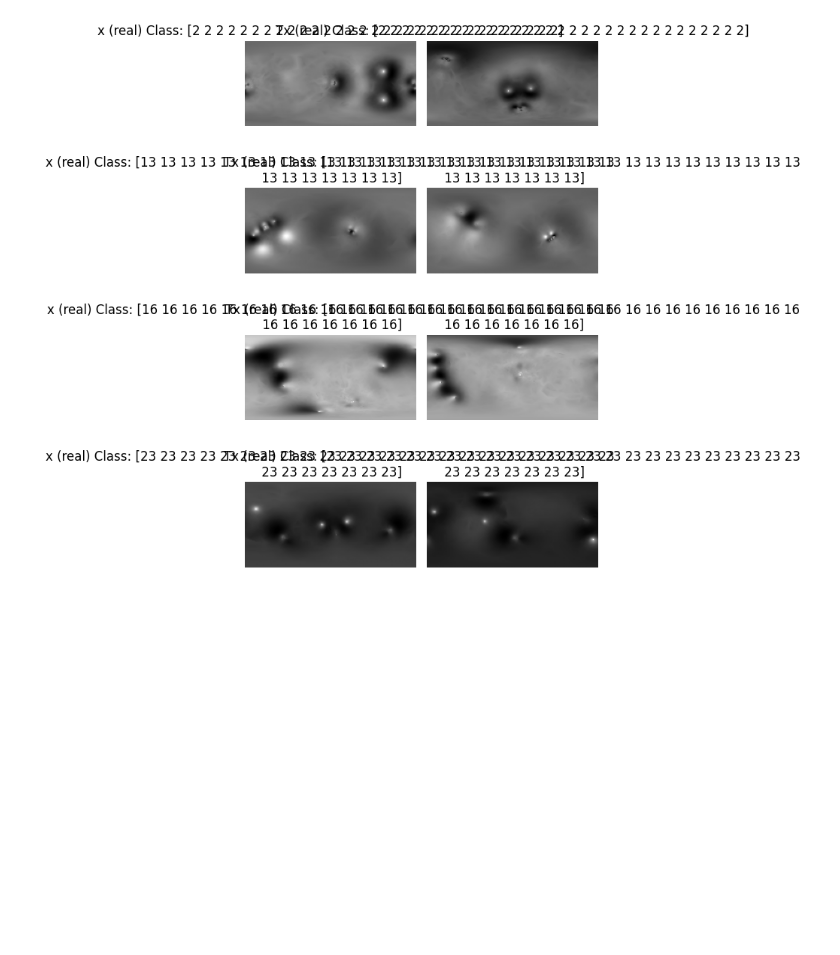
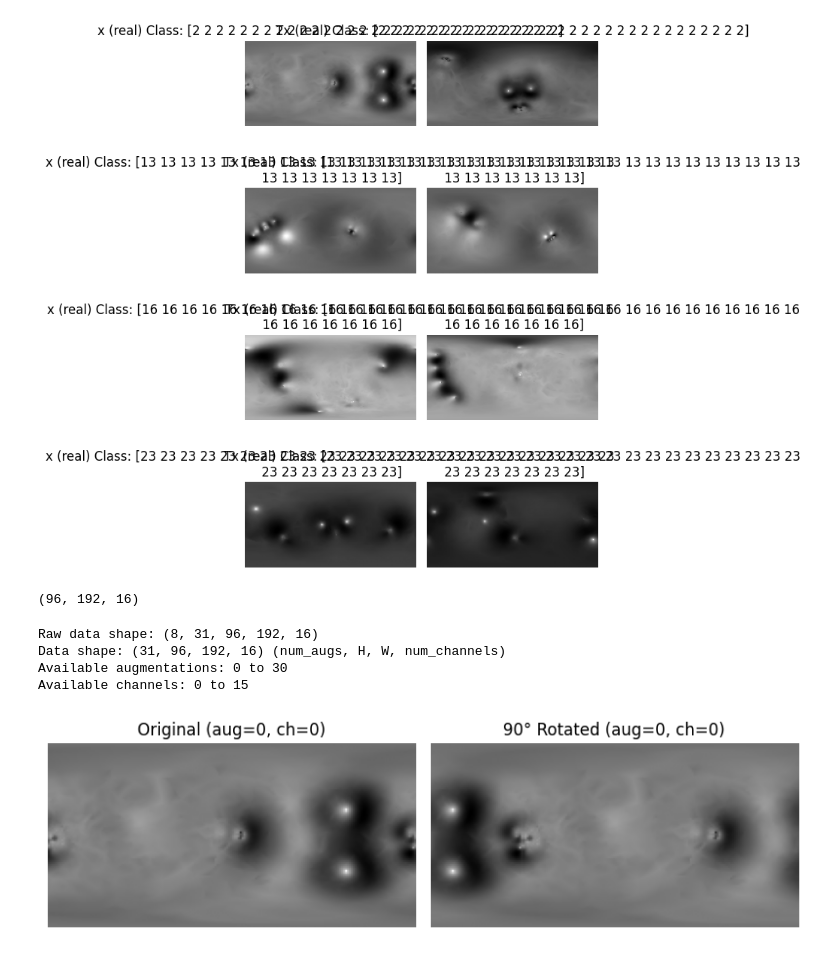
Before and after one commit to rick-ali/neural-isometries, a Jupyter notebook: visualise.ipynb, the cells around one changed output. Cells and saved outputs as stored; diff of their text form; code cells hidden in the pictures; blank space fills up the shorter version.

```diff
--- a/visualise.ipynb
+++ b/visualise.ipynb
@@ -59,3 +59,71 @@ plt.tight_layout()
 plt.show()
 # %% [output]
 [figure]
+# %%
+print(x.shape)
+# %% [output]
+(96, 192, 16)
+# %%
+import matplotlib.pyplot as plt
+import numpy as np
+import tensorflow as tf
+import os
+from data.input_pipeline import get_cshrec11
+
+# Set the path to your SHREC11 dataset directory
+CSHREC11_DIR = "./data/SHREC_11/processed/"
+
+# Load train data (tf.data.Dataset)
+train_data, test_data, num_classes, (mean, std) = get_cshrec11(CSHREC11_DIR)
+
+# Get a batch of real data
+NUM_SHAPES = 8
+for batch in train_data.batch(NUM_SHAPES).take(1):
+    for key in ['image', 'shape', 'data']:
+        if key in batch:
+            data = batch[key].numpy()
+            break
+    else:
+        data = list(batch.values())[0].numpy()
+    break
+
+print("Raw data shape:", data.shape)
+if data.ndim == 5:
+    # (batch_size, num_augs, H, W, num_channels)
+    data = data[0]  # Select the first sample in the batch
+elif data.ndim == 4:
+    # (num_augs, H, W, num_channels)
+    pass
+else:
+    raise ValueError(f"Unexpected data shape: {data.shape}")
+
+num_augs, H, W, num_channels = data.shape
+
+print(f"Data shape: {data.shape} (num_augs, H, W, num_channels)")
+
+# Interactive selection
+def visualize_aug_channel(aug_idx=0, channel_idx=0):
+    x = data[aug_idx]  # (H, W, num_channels)
+    x_rot = np.roll(x, shift=W//4, axis=1)  # 90 degree rotation
+    fig, axes = plt.subplots(1, 2, figsize=(8, 4))
+    axes[0].imshow(x[..., channel_idx], cmap='gray')
+    axes[0].set_title(f'Original (aug={aug_idx}, ch={channel_idx})')
+    axes[0].axis('off')
+    axes[1].imshow(x_rot[..., channel_idx], cmap='gray')
+    axes[1].set_title(f'90° Rotated (aug={aug_idx}, ch={channel_idx})')
+    axes[1].axis('off')
+    plt.tight_layout()
+    plt.show()
+
+if __name__ == "__main__":
+    print(f"Available augmentations: 0 to {num_augs-1}")
+    print(f"Available channels: 0 to {num_channels-1}")
+    aug_idx = int(input(f"Enter augmentation index [0-{num_augs-1}]: "))
+    channel_idx = int(input(f"Enter channel index [0-{num_channels-1}]: "))
+    visualize_aug_channel(aug_idx, channel_idx)
+# %% [output]
+Raw data shape: (8, 31, 96, 192, 16)
+Data shape: (31, 96, 192, 16) (num_augs, H, W, num_channels)
+Available augmentations: 0 to 30
+Available channels: 0 to 15
+[figure, added]
```
Also changed, not shown: parts of 4 cells of this notebook, 4 other files.
